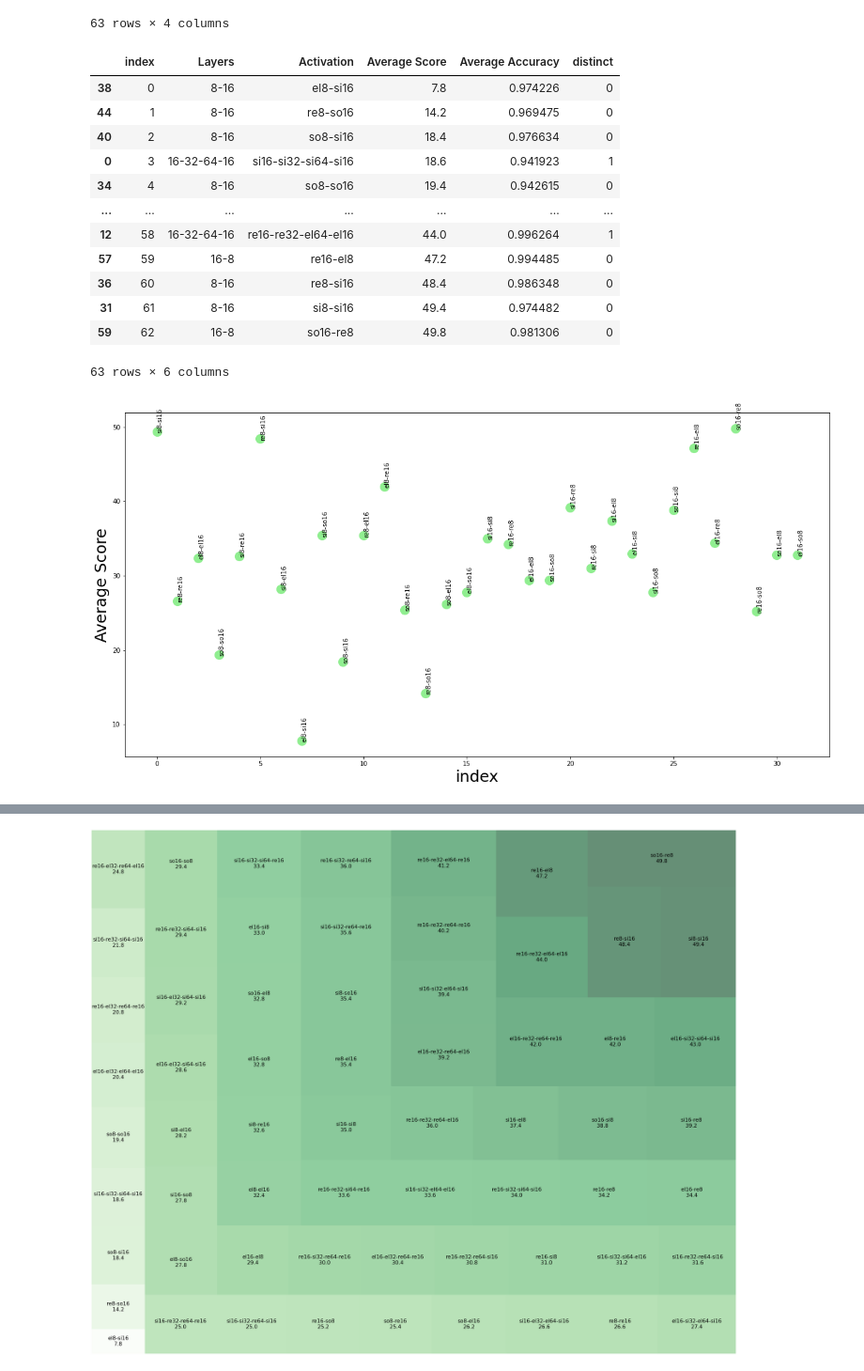
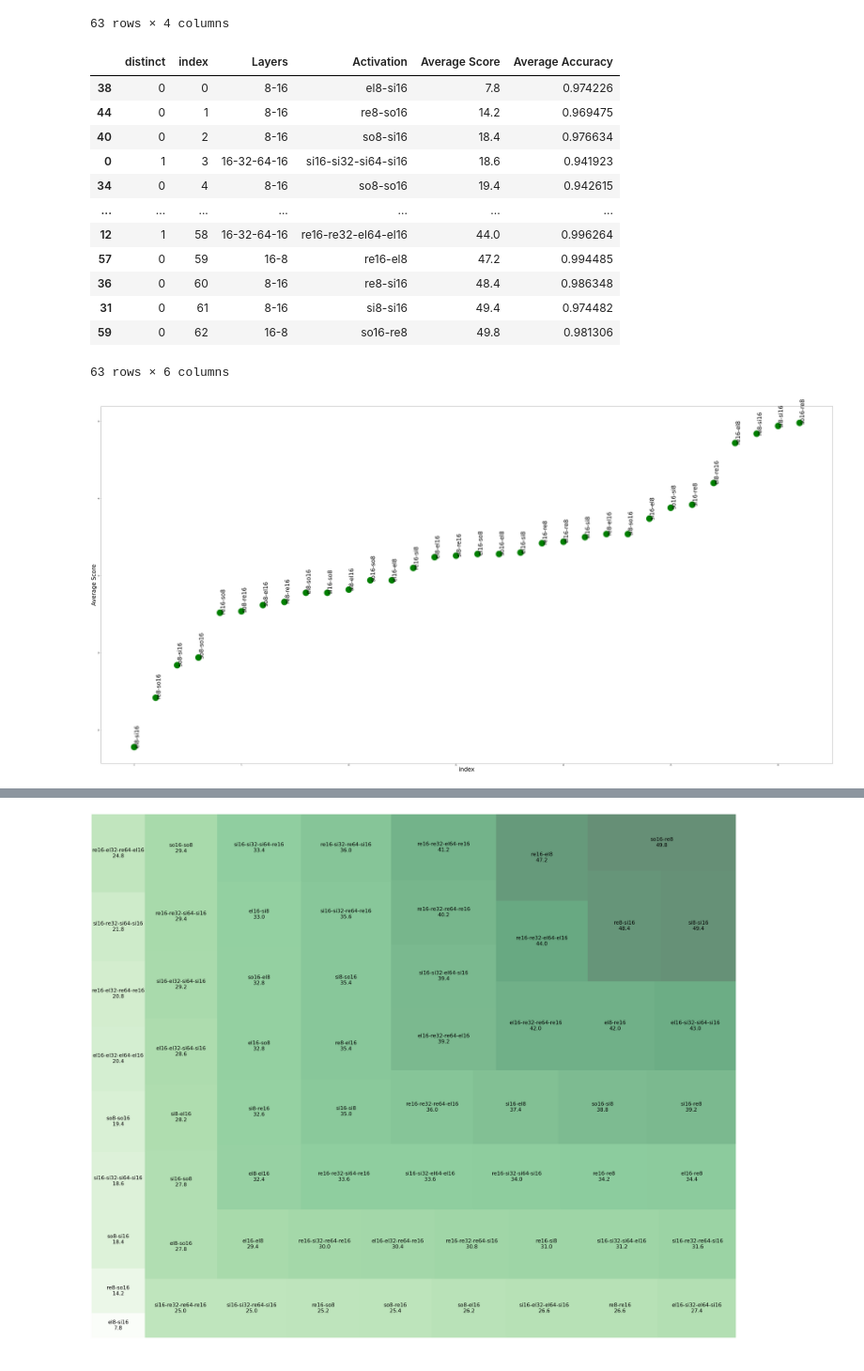
Before and after one commit to hoangphuc05/snake-ai, a Jupyter notebook: display_graph.ipynb, the cells around one changed output, grey strips where cells are left out. Shown at 94% size. Saved outputs shown, nothing was run; the diff lists cells and outputs as text; code cells hidden in the pictures.

Commit message:
More plots completed

```diff
--- a/display_graph.ipynb
+++ b/display_graph.ipynb
@@ -63,8 +63,8 @@ data['distinct'] = distinct
 # %%
 sortedDFrame = pd.DataFrame(data.sort_values(by='Average Score'))
 # %%
-l2df = pd.DataFrame(data.loc[(data['distinct'] == 0)])
-l4df = pd.DataFrame(data.loc[(data['distinct'] == 1)])
+l2df = pd.DataFrame(data.loc[(data['distinct'] == 0)].sort_values(by='Average Score'))
+l4df = pd.DataFrame(data.loc[(data['distinct'] == 1)].sort_values(by='Average Score'))
 # %%
 # forcefully creating index for the new dataframe
 num = []
@@ -106,30 +106,31 @@ l4df = l4df[col_vars_l4]
 
 sortedDFrame
 # %% [output]
-|  | index | Layers | Activation | Average Score | Average Accuracy | distinct |
-| 38 | 0 | 8-16 | el8-si16 | 7.8 | 0.974226 | 0 |
-| 44 | 1 | 8-16 | re8-so16 | 14.2 | 0.969475 | 0 |
-| 40 | 2 | 8-16 | so8-si16 | 18.4 | 0.976634 | 0 |
-| 0 | 3 | 16-32-64-16 | si16-si32-si64-si16 | 18.6 | 0.941923 | 1 |
-| 34 | 4 | 8-16 | so8-so16 | 19.4 | 0.942615 | 0 |
+|  | distinct | index | Layers | Activation | Average Score | Average Accuracy |
+| 38 | 0 | 0 | 8-16 | el8-si16 | 7.8 | 0.974226 |
+| 44 | 0 | 1 | 8-16 | re8-so16 | 14.2 | 0.969475 |
+| 40 | 0 | 2 | 8-16 | so8-si16 | 18.4 | 0.976634 |
+| 0 | 1 | 3 | 16-32-64-16 | si16-si32-si64-si16 | 18.6 | 0.941923 |
+| 34 | 0 | 4 | 8-16 | so8-so16 | 19.4 | 0.942615 |
 | ... | ... | ... | ... | ... | ... | ... |
-| 12 | 58 | 16-32-64-16 | re16-re32-el64-el16 | 44.0 | 0.996264 | 1 |
-| 57 | 59 | 16-8 | re16-el8 | 47.2 | 0.994485 | 0 |
-| 36 | 60 | 8-16 | re8-si16 | 48.4 | 0.986348 | 0 |
-| 31 | 61 | 8-16 | si8-si16 | 49.4 | 0.974482 | 0 |
-| 59 | 62 | 16-8 | so16-re8 | 49.8 | 0.981306 | 0 |
+| 12 | 1 | 58 | 16-32-64-16 | re16-re32-el64-el16 | 44.0 | 0.996264 |
+| 57 | 0 | 59 | 16-8 | re16-el8 | 47.2 | 0.994485 |
+| 36 | 0 | 60 | 8-16 | re8-si16 | 48.4 | 0.986348 |
+| 31 | 0 | 61 | 8-16 | si8-si16 | 49.4 | 0.974482 |
+| 59 | 0 | 62 | 16-8 | so16-re8 | 49.8 | 0.981306 |
 63 rows × 6 columns
 # %%
 X1_l2 = l2df['index'].to_numpy()
 Y2_l2 = l2df['Average Score'].to_numpy()
 label_l2 = l2df['Activation']
-plt.figure(figsize=(20,10))
-plt.scatter(X1_l2,Y2_l2, s=200, color='lightgreen')
+plt.figure(figsize=(80,40))
+plt.scatter(X1_l2,Y2_l2, s=1500, color='green')
 # # initializing x and y labels
-plt.xlabel('index', fontsize = 25)
-plt.ylabel('Average Score', fontsize = 25)
+plt.xlabel('index', fontsize = 35)
+plt.ylabel('Average Score', fontsize = 35)
 for i, label in enumerate(label_l2):
-    plt.annotate(label,(X1_l2[i],Y2_l2[i]), fontsize = 10, rotation=90)
-# plt.show()
+    plt.annotate(label,(X1_l2[i],Y2_l2[i]), fontsize = 35, rotation=90)
+plt.savefig('./saved-plots/l2plot.jpg',bbox_inches='tight')
+plt.show()
 # %% [output]
-[figure, old version]
+[figure, new version]
```
Also changed, not shown: parts of 4 cells of this notebook, 3 other files.
